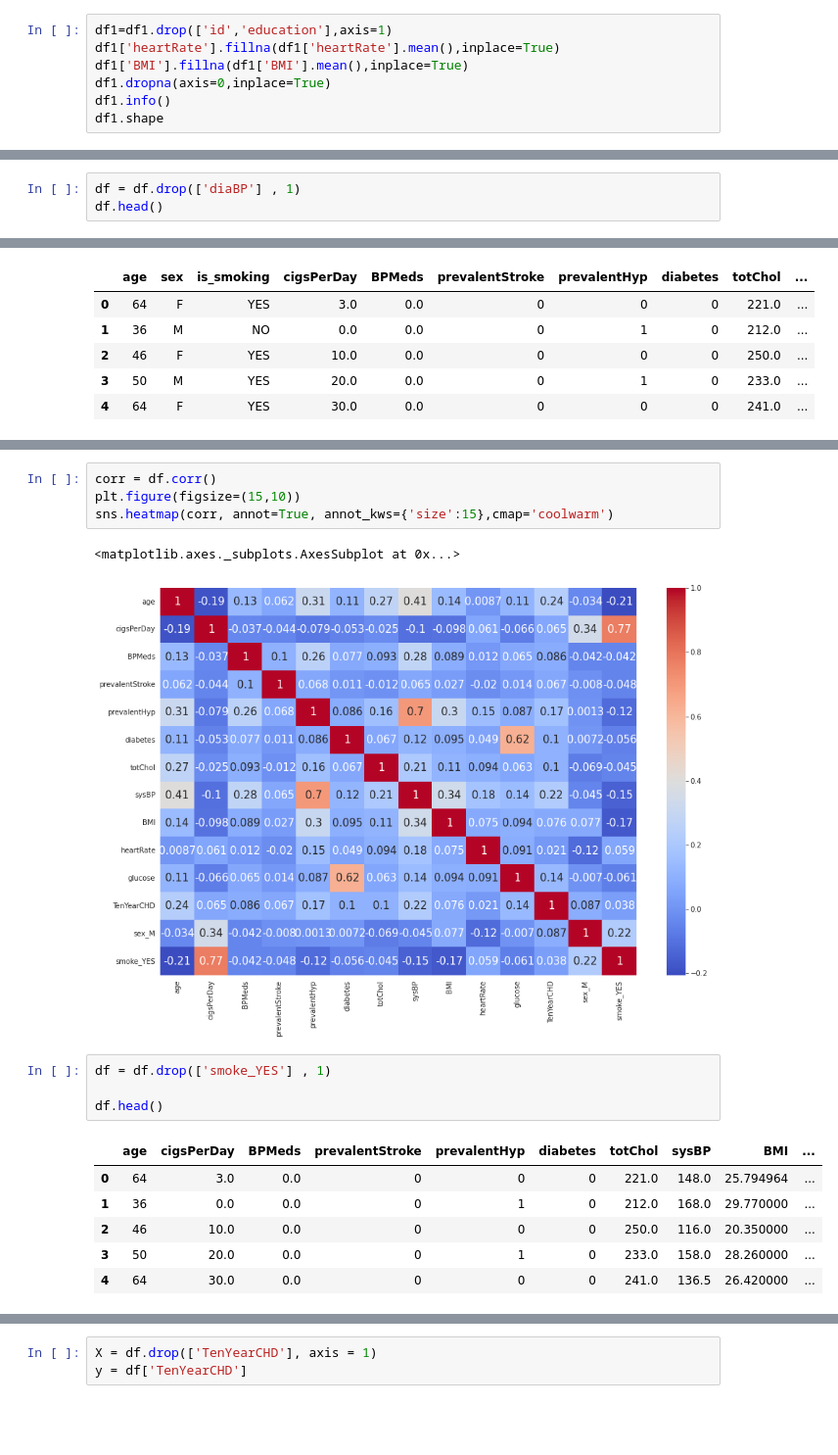
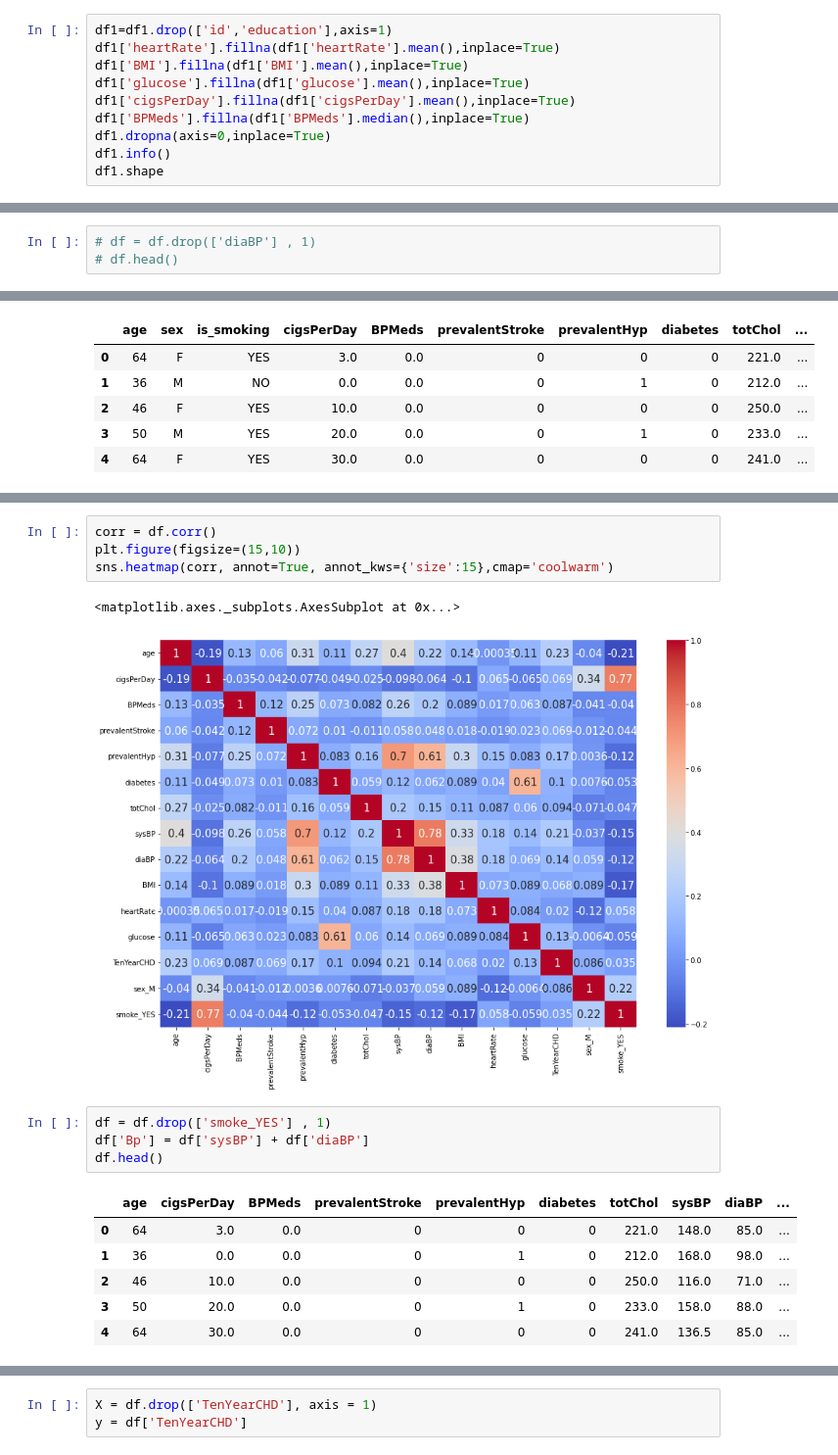
Before and after one commit to vkvinay0627/Cardiovascular-Risk-Prediction, a Jupyter notebook: Cardiovascular_Risk_Prediction.ipynb, the cells around one changed output, grey strips where cells are left out. Shown at 98% size. Drawn from its saved outputs; the diff is of its cells as text; blank space fills up the shorter version.

```diff
--- a/Cardiovascular_Risk_Prediction.ipynb
+++ b/Cardiovascular_Risk_Prediction.ipynb
@@ -148,6 +145,9 @@ dtype: float64
 df1=df1.drop(['id','education'],axis=1)
 df1['heartRate'].fillna(df1['heartRate'].mean(),inplace=True)
 df1['BMI'].fillna(df1['BMI'].mean(),inplace=True)
+df1['glucose'].fillna(df1['glucose'].mean(),inplace=True)
+df1['cigsPerDay'].fillna(df1['cigsPerDay'].mean(),inplace=True)
+df1['BPMeds'].fillna(df1['BPMeds'].median(),inplace=True)
 df1.dropna(axis=0,inplace=True)
 df1.info()
 df1.shape
@@ -303,3 +319,3 @@ sns.heatmap(corr, annot=True, annot_kws={'size':15},cmap='coolwarm')
 # %%
-df = df.drop(['diaBP'] , 1)
-df.head()
+# df = df.drop(['diaBP'] , 1)
+# df.head()
@@ -342,18 +351,18 @@ plt.figure(figsize=(15,10))
 sns.heatmap(corr, annot=True, annot_kws={'size':15},cmap='coolwarm')
 # %% [output]
 <matplotlib.axes._subplots.AxesSubplot at 0x...>
-[figure, old version]
+[figure, new version]
 # %%
 df = df.drop(['smoke_YES'] , 1)
-
+df['Bp'] = df['sysBP'] + df['diaBP']
 df.head()
 # %% [output]
-|  | age | cigsPerDay | BPMeds | prevalentStroke | prevalentHyp | diabetes | totChol | sysBP | BMI | ... |
-| 0 | 64 | 3.0 | 0.0 | 0 | 0 | 0 | 221.0 | 148.0 | 25.794964 | ... |
-| 1 | 36 | 0.0 | 0.0 | 0 | 1 | 0 | 212.0 | 168.0 | 29.770000 | ... |
-| 2 | 46 | 10.0 | 0.0 | 0 | 0 | 0 | 250.0 | 116.0 | 20.350000 | ... |
-| 3 | 50 | 20.0 | 0.0 | 0 | 1 | 0 | 233.0 | 158.0 | 28.260000 | ... |
-| 4 | 64 | 30.0 | 0.0 | 0 | 0 | 0 | 241.0 | 136.5 | 26.420000 | ... |
+|  | age | cigsPerDay | BPMeds | prevalentStroke | prevalentHyp | diabetes | totChol | sysBP | diaBP | ... |
+| 0 | 64 | 3.0 | 0.0 | 0 | 0 | 0 | 221.0 | 148.0 | 85.0 | ... |
+| 1 | 36 | 0.0 | 0.0 | 0 | 1 | 0 | 212.0 | 168.0 | 98.0 | ... |
+| 2 | 46 | 10.0 | 0.0 | 0 | 0 | 0 | 250.0 | 116.0 | 71.0 | ... |
+| 3 | 50 | 20.0 | 0.0 | 0 | 1 | 0 | 233.0 | 158.0 | 88.0 | ... |
+| 4 | 64 | 30.0 | 0.0 | 0 | 0 | 0 | 241.0 | 136.5 | 85.0 | ... |
 # %%
 sns.set_style('whitegrid')
 sns.countplot(x='TenYearCHD' , data = df , palette='bright')
```
Also changed, not shown: parts of 70 cells of this notebook.
